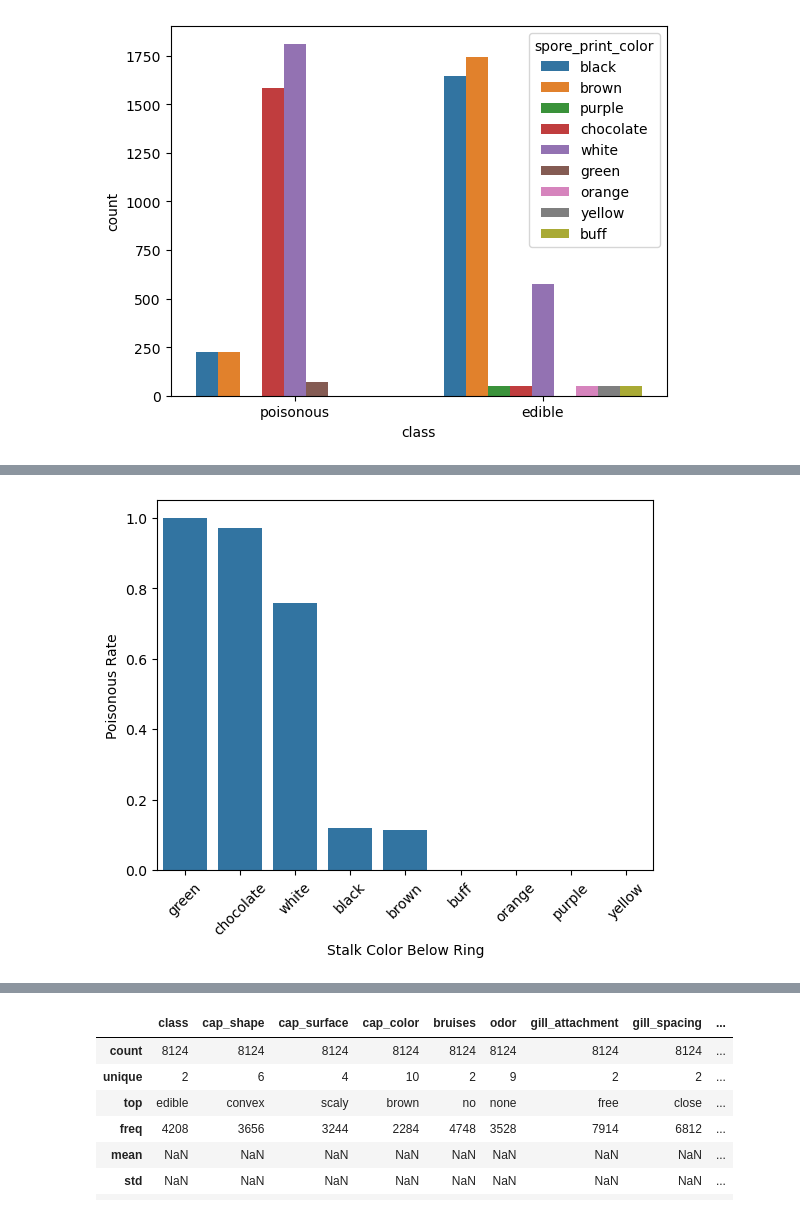
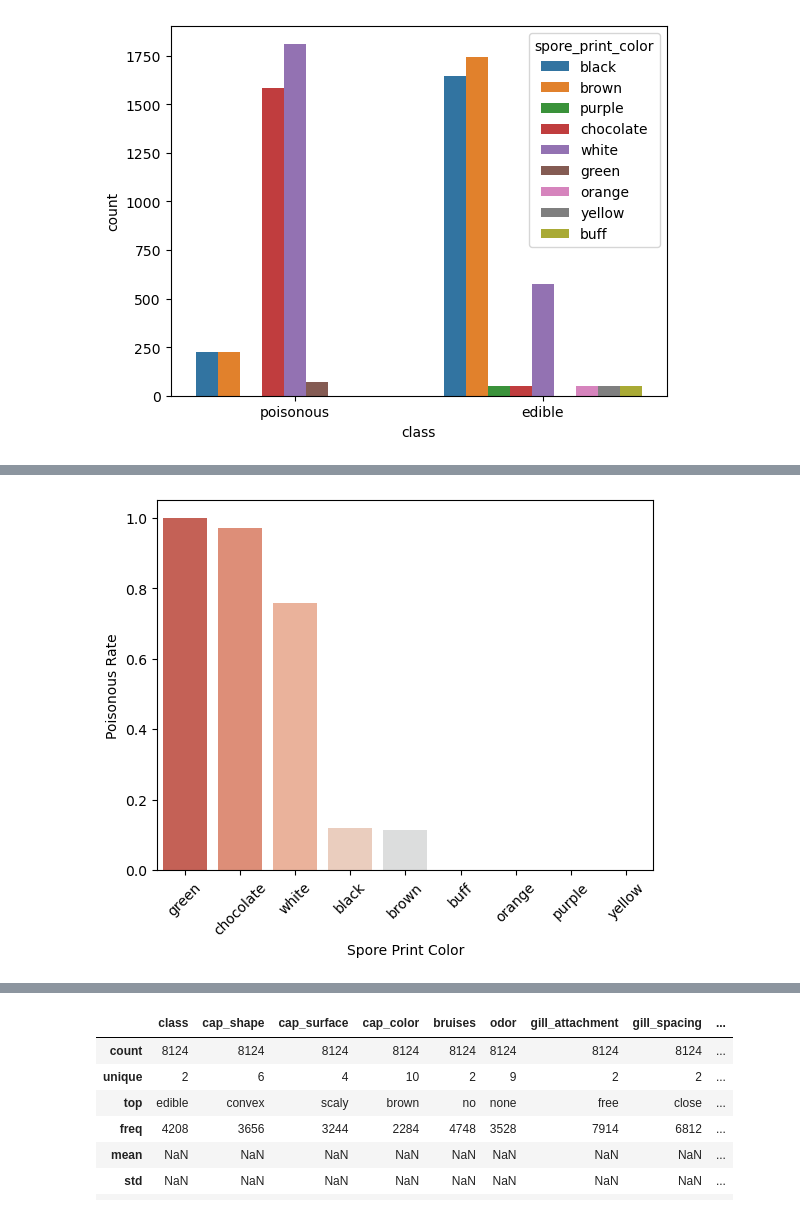
Before and after one commit to cskelly665-byte/mushroom-project, a Jupyter notebook: mushroom_analysis.ipynb, the cells around one changed output, grey strips where cells are left out. Cells and saved outputs as stored; diff of their text form; code cells hidden in the pictures.

```diff
--- a/mushroom_analysis.ipynb
+++ b/mushroom_analysis.ipynb
@@ -190,10 +198,10 @@ plib.show()
 # %%
 spore_print_color_rates = df.groupby("spore_print_color")['poisonous_binary'].mean().sort_values(ascending=False)
 # %%
-sns.barplot(x=spore_print_color_rates.index, y=spore_print_color_rates.values)
-plib.xlabel("Stalk Color Below Ring")
+sns.barplot(x=spore_print_color_rates.index, y=spore_print_color_rates.values, palette="coolwarm_r")
+plib.xlabel("Spore Print Color")
 plib.ylabel("Poisonous Rate")
 plib.xticks(rotation=45)
 plib.show()
 # %% [output]
-[figure, old version]
+[figure, new version]
```
Also changed, not shown: parts of 12 cells of this notebook.
